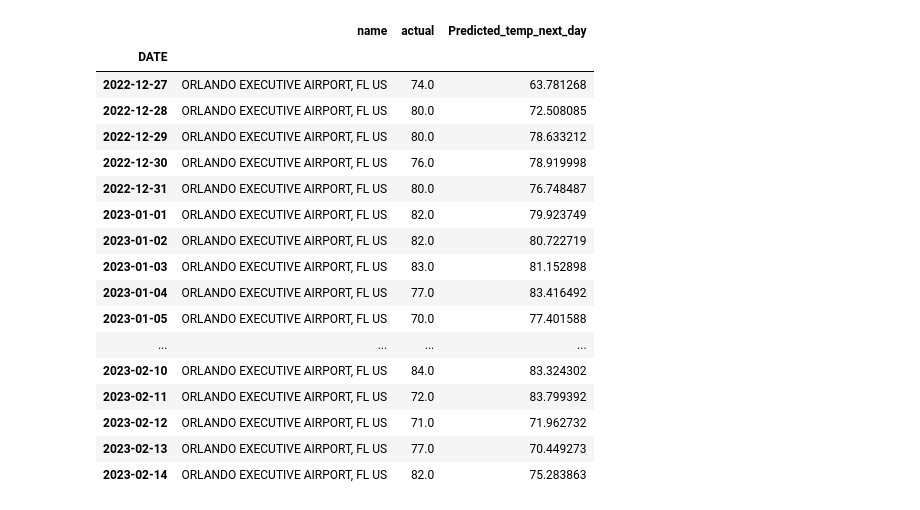
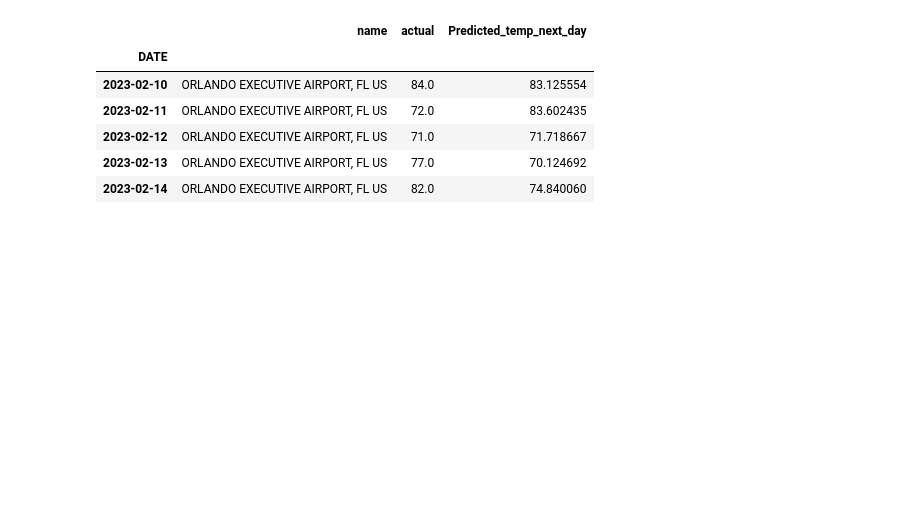
Before and after one commit to Reed-Carter/Weather_Forcaster, a Jupyter notebook: weather_forecast.ipynb, the cells around one changed output. Saved outputs shown, nothing was run; the diff lists cells and outputs as text; code cells hidden in the pictures; blank space fills up the shorter version.

```diff
--- a/weather_forecast.ipynb
+++ b/weather_forecast.ipynb
@@ -46,6 +46,9 @@ core_weather_df['target_temp_max_day_9'] = core_weather_df.groupby('name')['targ
 core_weather_df['target_temp_max_day_10'] = core_weather_df.groupby('name')['target_temp_max_day_9'].shift(-1)
 #remove the last row since its a NaN value cuz that value would be in the future
 core_weather_df = core_weather_df.dropna()
+#map each citiy to a numerical values to be used in the regression analysis
+core_weather_df['name'] = core_weather_df['name'].astype('category')
+core_weather_df['city_number'] = core_weather_df['name'].cat.codes
 #training set includes all data before and including dec 12th 2021, this is teh set that is used to train the model to predict future data
 training_set = core_weather_df.loc[:'2021-12-31']
 #test set includes all data after and including jan 1st 2022
@@ -53,44 +56,32 @@ test_set = core_weather_df.loc['2022-01-01':]
 # %%
 #-----------------create/test data model--------------------------------
 #using Ridge regression to minimize overfitting
 regression = Ridge(alpha=.1)
-predictors = ['precip','temp_max','temp_min']
+predictors = ['precip','temp_max','temp_min','city_number']
 #training set includes all data before and including dec 12th 2021, this is teh set that is used to train the model to predict future data
 training_set = core_weather_df.loc[:'2021-12-31']
 # #test set includes all data after and including jan 1st 2022
 test_set = test_set.loc['2022-01-01':]
 
 # test_set_shifted = test_set.shift(365, freq='D')
 # test_set2= test_set_shifted.loc['2023-01-01':'2023-12-31']
 
 #train the model based on the predictors
 regression.fit(training_set[predictors], training_set['target_temp_max_day_1'])
 predictions = regression.predict(test_set[predictors])
 
 combined_df = pd.concat([test_set[['name','target_temp_max_day_1']], pd.Series(predictions, index = test_set.index)], axis=1)
 combined_df.columns = ['name','actual','Predicted_temp_next_day']
 
-core_weather_df.name.unique()
 display(combined_df.tail())
 # %% [output]
 |  | name | actual | Predicted_temp_next_day |
 | DATE |  |  |  |
-| 2022-12-27 | ORLANDO EXECUTIVE AIRPORT, FL US | 74.0 | 63.781268 |
-| 2022-12-28 | ORLANDO EXECUTIVE AIRPORT, FL US | 80.0 | 72.508085 |
-| 2022-12-29 | ORLANDO EXECUTIVE AIRPORT, FL US | 80.0 | 78.633212 |
-| 2022-12-30 | ORLANDO EXECUTIVE AIRPORT, FL US | 76.0 | 78.919998 |
-| 2022-12-31 | ORLANDO EXECUTIVE AIRPORT, FL US | 80.0 | 76.748487 |
-| 2023-01-01 | ORLANDO EXECUTIVE AIRPORT, FL US | 82.0 | 79.923749 |
-| 2023-01-02 | ORLANDO EXECUTIVE AIRPORT, FL US | 82.0 | 80.722719 |
-| 2023-01-03 | ORLANDO EXECUTIVE AIRPORT, FL US | 83.0 | 81.152898 |
-| 2023-01-04 | ORLANDO EXECUTIVE AIRPORT, FL US | 77.0 | 83.416492 |
-| 2023-01-05 | ORLANDO EXECUTIVE AIRPORT, FL US | 70.0 | 77.401588 |
-| ... | ... | ... | ... |
-| 2023-02-10 | ORLANDO EXECUTIVE AIRPORT, FL US | 84.0 | 83.324302 |
-| 2023-02-11 | ORLANDO EXECUTIVE AIRPORT, FL US | 72.0 | 83.799392 |
-| 2023-02-12 | ORLANDO EXECUTIVE AIRPORT, FL US | 71.0 | 71.962732 |
-| 2023-02-13 | ORLANDO EXECUTIVE AIRPORT, FL US | 77.0 | 70.449273 |
-| 2023-02-14 | ORLANDO EXECUTIVE AIRPORT, FL US | 82.0 | 75.283863 |
+| 2023-02-10 | ORLANDO EXECUTIVE AIRPORT, FL US | 84.0 | 83.125554 |
+| 2023-02-11 | ORLANDO EXECUTIVE AIRPORT, FL US | 72.0 | 83.602435 |
+| 2023-02-12 | ORLANDO EXECUTIVE AIRPORT, FL US | 71.0 | 71.718667 |
+| 2023-02-13 | ORLANDO EXECUTIVE AIRPORT, FL US | 77.0 | 70.124692 |
+| 2023-02-14 | ORLANDO EXECUTIVE AIRPORT, FL US | 82.0 | 74.840060 |
 # %%
 #------------scrape current data an append to historical dataset---------------------------------
 #-------------------Extract-------------------------
```
Also changed, not shown: parts of 10 cells of this notebook.
